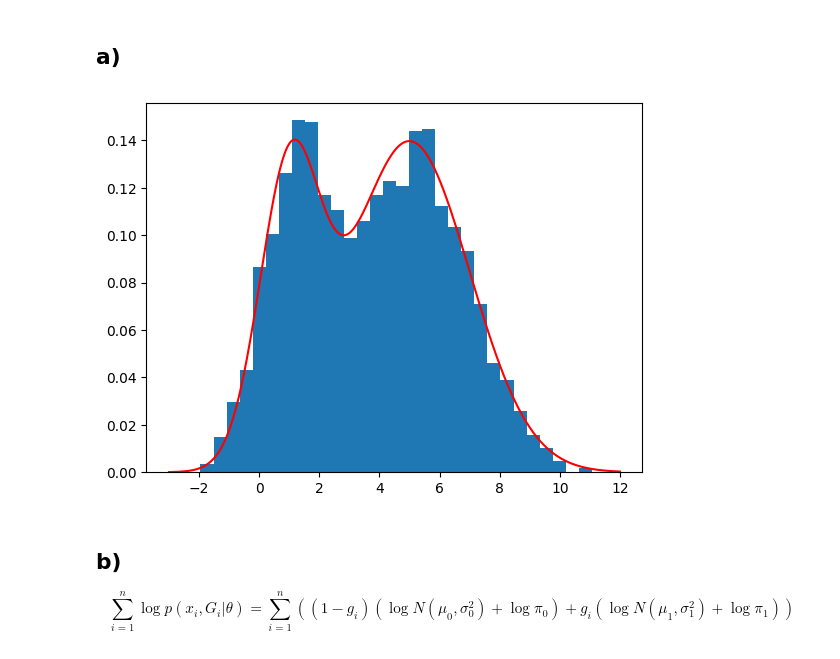
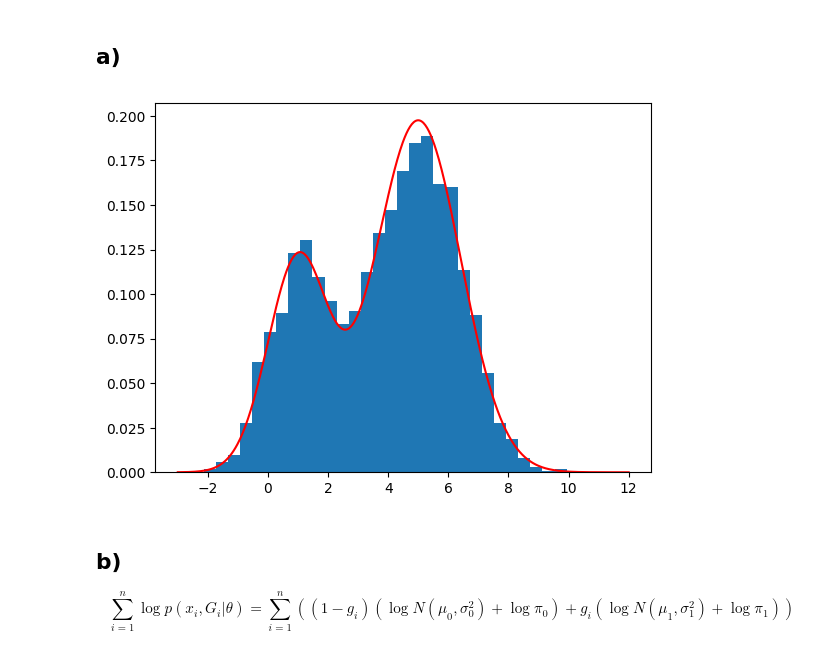
Before and after one commit to WMerlin/MatUnder, a Jupyter notebook: homeworks/2024_05_08/Lab12/SpytekMikolaj.ipynb, the cells around one changed output. Saved outputs shown, nothing was run; the diff lists cells and outputs as text; code cells hidden in the pictures.

```diff
--- a/homeworks/2024_05_08/Lab12/SpytekMikolaj.ipynb
+++ b/homeworks/2024_05_08/Lab12/SpytekMikolaj.ipynb
@@ -10,32 +10,32 @@ from scipy.stats import norm
 # %%
 def generate_data(n):
 
     data = np.zeros((n,))
     distribution_indicator = np.random.binomial(1, 0.7, (n,))
     data[distribution_indicator == 1] = np.random.normal(
-        5, 2, size=(np.sum(distribution_indicator))
+        5, np.sqrt(2), size=(np.sum(distribution_indicator))
     )
     data[distribution_indicator == 0] = np.random.normal(
         1, 1, size=(n - np.sum(distribution_indicator))
     )
 
     return data
 
 
 def joint_pdf(x):
-    return 0.3 * norm.pdf(x, loc=1, scale=1) + 0.7 * norm.pdf(x, loc=5, scale=2)
+    return 0.3 * norm.pdf(x, loc=1, scale=1) + 0.7 * norm.pdf(x, loc=5, scale=np.sqrt(2))
 
 
 data = generate_data(2500)
 
 plt.hist(data, bins=30, density=True)
 
 x = np.linspace(-3, 12, 500)
 y = joint_pdf(x)
 plt.plot(x, y, c="red")
 plt.show()
 # %% [output]
-[figure, old version]
+[figure, new version]
 # %% [markdown]
 ## b)
 
```
Also changed, not shown: parts of 8 cells of this notebook.
